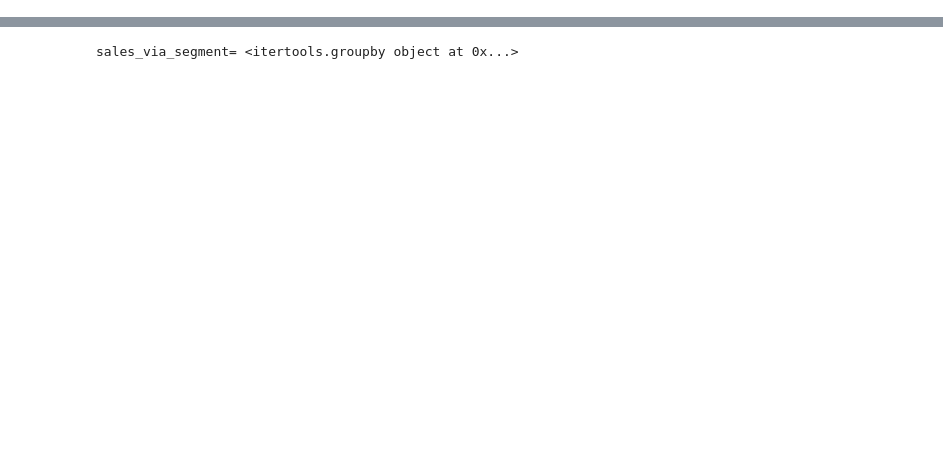
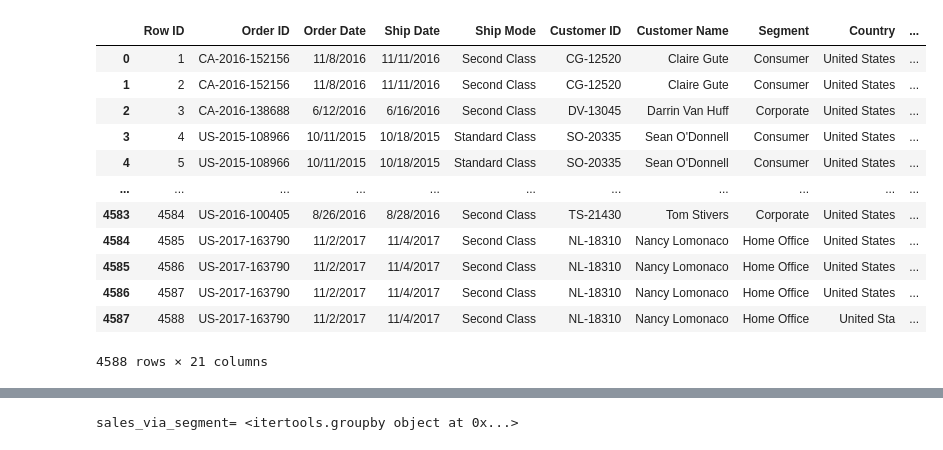
Before and after one commit to ankitg-02/sales_analysis, a Jupyter notebook: Untitled2.ipynb, the cells around one changed output, grey strips where cells are left out. Saved outputs shown, nothing was run; the diff lists cells and outputs as text; code cells hidden in the pictures; blank space fills up the shorter version.

```diff
--- a/Untitled2.ipynb
+++ b/Untitled2.ipynb
@@ -5,2 +6,3 @@ import pandas as pd
 # %%
-sp=pd.read_csv("/content/Sample-sales-data-excel.csv")
+#importing the csv dataset
+sp=pd.read_csv(r"/content/Sample-sales-data-excel.csv")
@@ -30,0 +33,17 @@ Name: Profit, Length: 9994, dtype: float64}
+# %%
+#filling the empty values with NaN
+sample.fillna(np.NaN)
+# %% [output]
+|  | Row ID | Order ID | Order Date | Ship Date | Ship Mode | Customer ID | Customer Name | Segment | Country | ... |
+| 0 | 1 | CA-2016-152156 | 11/8/2016 | 11/11/2016 | Second Class | CG-12520 | Claire Gute | Consumer | United States | ... |
+| 1 | 2 | CA-2016-152156 | 11/8/2016 | 11/11/2016 | Second Class | CG-12520 | Claire Gute | Consumer | United States | ... |
+| 2 | 3 | CA-2016-138688 | 6/12/2016 | 6/16/2016 | Second Class | DV-13045 | Darrin Van Huff | Corporate | United States | ... |
+| 3 | 4 | US-2015-108966 | 10/11/2015 | 10/18/2015 | Standard Class | SO-20335 | Sean O'Donnell | Consumer | United States | ... |
+| 4 | 5 | US-2015-108966 | 10/11/2015 | 10/18/2015 | Standard Class | SO-20335 | Sean O'Donnell | Consumer | United States | ... |
+| ... | ... | ... | ... | ... | ... | ... | ... | ... | ... | ... |
+| 4583 | 4584 | US-2016-100405 | 8/26/2016 | 8/28/2016 | Second Class | TS-21430 | Tom Stivers | Corporate | United States | ... |
+| 4584 | 4585 | US-2017-163790 | 11/2/2017 | 11/4/2017 | Second Class | NL-18310 | Nancy Lomonaco | Home Office | United States | ... |
+| 4585 | 4586 | US-2017-163790 | 11/2/2017 | 11/4/2017 | Second Class | NL-18310 | Nancy Lomonaco | Home Office | United States | ... |
+| 4586 | 4587 | US-2017-163790 | 11/2/2017 | 11/4/2017 | Second Class | NL-18310 | Nancy Lomonaco | Home Office | United States | ... |
+| 4587 | 4588 | US-2017-163790 | 11/2/2017 | 11/4/2017 | Second Class | NL-18310 | Nancy Lomonaco | Home Office | United Sta | ... |
+4588 rows × 21 columns
```
Also changed, not shown: parts of 11 cells of this notebook.
